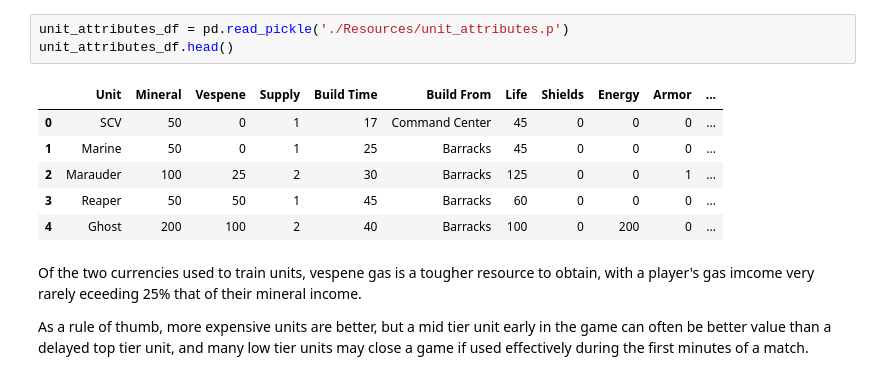
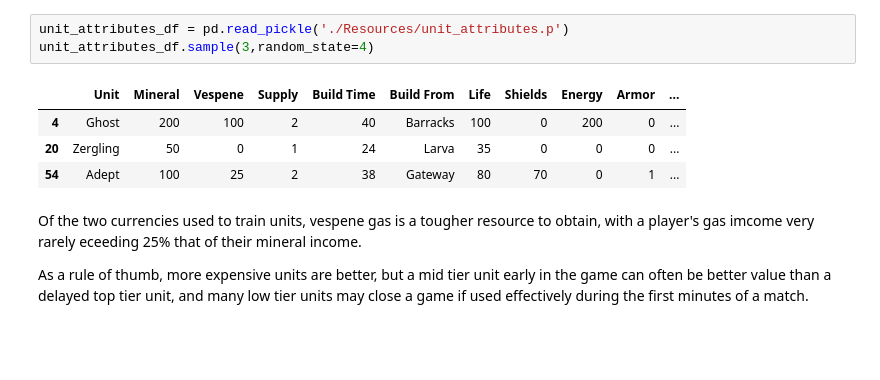
Before and after one commit to Rony-A/sc2-replay-analysis, a Jupyter notebook: mycchaka/capstone/Starcraft II.ipynb, the cells around one changed output. Cells and saved outputs as stored; diff of their text form; blank space fills up the shorter version.

```diff
--- a/mycchaka/capstone/Starcraft II.ipynb
+++ b/mycchaka/capstone/Starcraft II.ipynb
@@ -99,13 +173,11 @@ If we concentrate for now on the units each race have at their disposal we may f
 # %%
 unit_attributes_df = pd.read_pickle('./Resources/unit_attributes.p')
-unit_attributes_df.head()
+unit_attributes_df.sample(3,random_state=4)
 # %% [output]
 |  | Unit | Mineral | Vespene | Supply | Build Time | Build From | Life | Shields | Energy | Armor | ... |
-| 0 | SCV | 50 | 0 | 1 | 17 | Command Center | 45 | 0 | 0 | 0 | ... |
-| 1 | Marine | 50 | 0 | 1 | 25 | Barracks | 45 | 0 | 0 | 0 | ... |
-| 2 | Marauder | 100 | 25 | 2 | 30 | Barracks | 125 | 0 | 0 | 1 | ... |
-| 3 | Reaper | 50 | 50 | 1 | 45 | Barracks | 60 | 0 | 0 | 0 | ... |
 | 4 | Ghost | 200 | 100 | 2 | 40 | Barracks | 100 | 0 | 200 | 0 | ... |
+| 20 | Zergling | 50 | 0 | 1 | 24 | Larva | 35 | 0 | 0 | 0 | ... |
+| 54 | Adept | 100 | 25 | 2 | 38 | Gateway | 80 | 70 | 0 | 1 | ... |
 # %% [markdown]
 Of the two currencies used to train units, vespene gas is a tougher resource to obtain, with a player's gas imcome very rarely eceeding 25% that of their mineral income.
 
```
Also changed, not shown: parts of 58 cells of this notebook, 7 other files.
